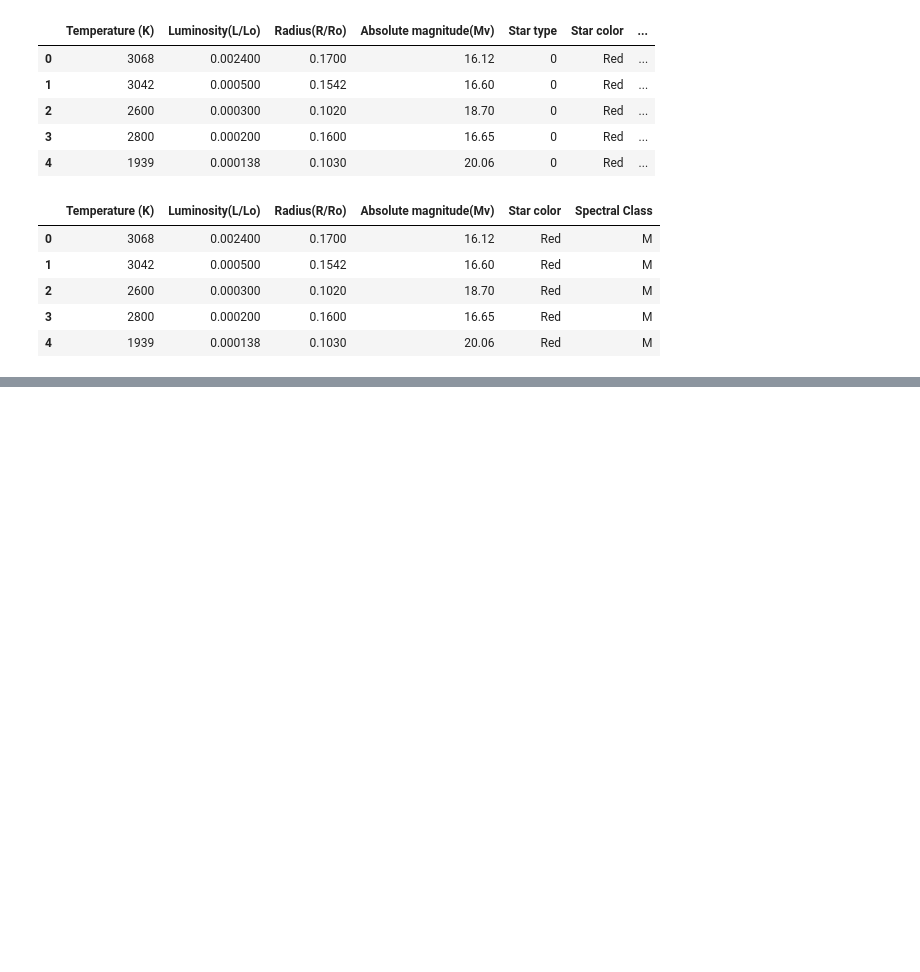
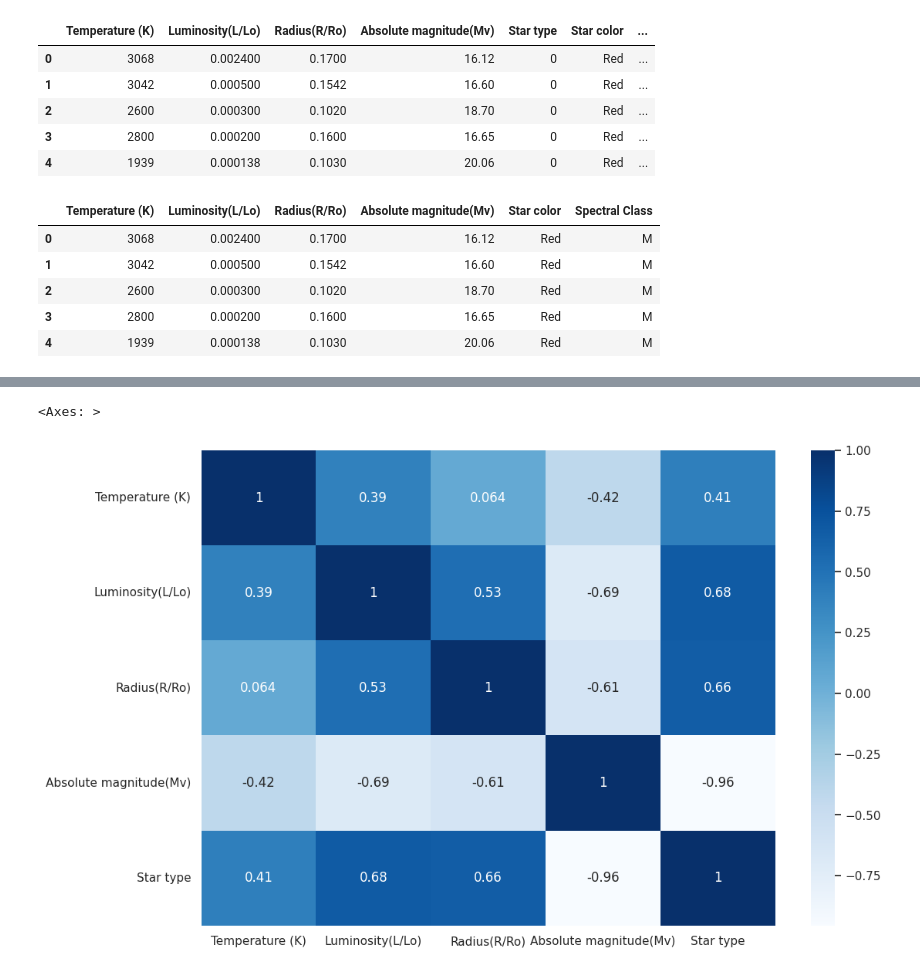
Before and after one commit to El-paolo/Prinicipal-Sequence-ML-Models, a Jupyter notebook: analisis.ipynb, the cells around one changed output, grey strips where cells are left out. Cells and saved outputs as stored; diff of their text form; code cells hidden in the pictures; blank space fills up the shorter version.

```diff
--- a/analisis.ipynb
+++ b/analisis.ipynb
@@ -173,0 +184,7 @@ attr_mat.head()
+# %%
+ds = df.drop(['Star color', 'Spectral Class'], axis = 1)
+plt.figure(figsize=(12,8))
+sns.heatmap(ds.corr(),annot = True, cmap = 'Blues')
+# %% [output]
+<Axes: >
+[figure, added]
```
Also changed, not shown: parts of 9 cells of this notebook.
